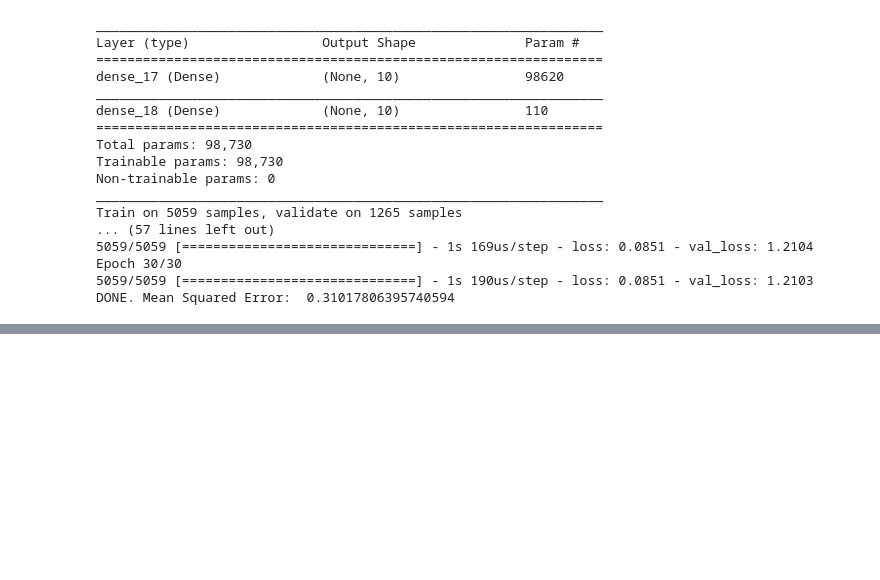
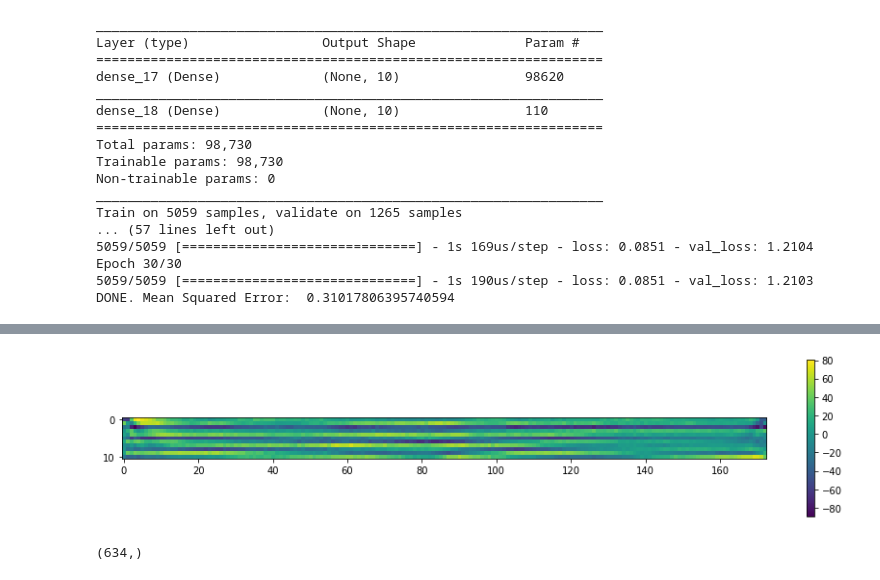
Before and after one commit to Copete/CS181_P3_dualspace, a Jupyter notebook: Antonio/P3_Antonio.ipynb, the cells around one changed output, grey strips where cells are left out. Drawn from its saved outputs; the diff is of its cells as text; code cells hidden in the pictures; blank space fills up the shorter version.

```diff
--- a/Antonio/P3_Antonio.ipynb
+++ b/Antonio/P3_Antonio.ipynb
@@ -325,0 +389,11 @@ write_to_file("P3_Antonio_pred_v2.csv", id_test[:,0], Y_test_pred)
+# %%
+plt.figure(figsize=(15,3))
+plt.imshow(mfcc[1:])
+plt.colorbar()
+plt.show()
+# %% [output]
+[figure, added]
+# %%
+i.shape
+# %% [output]
+(634,)
```
Also changed, not shown: parts of 11 cells of this notebook.
